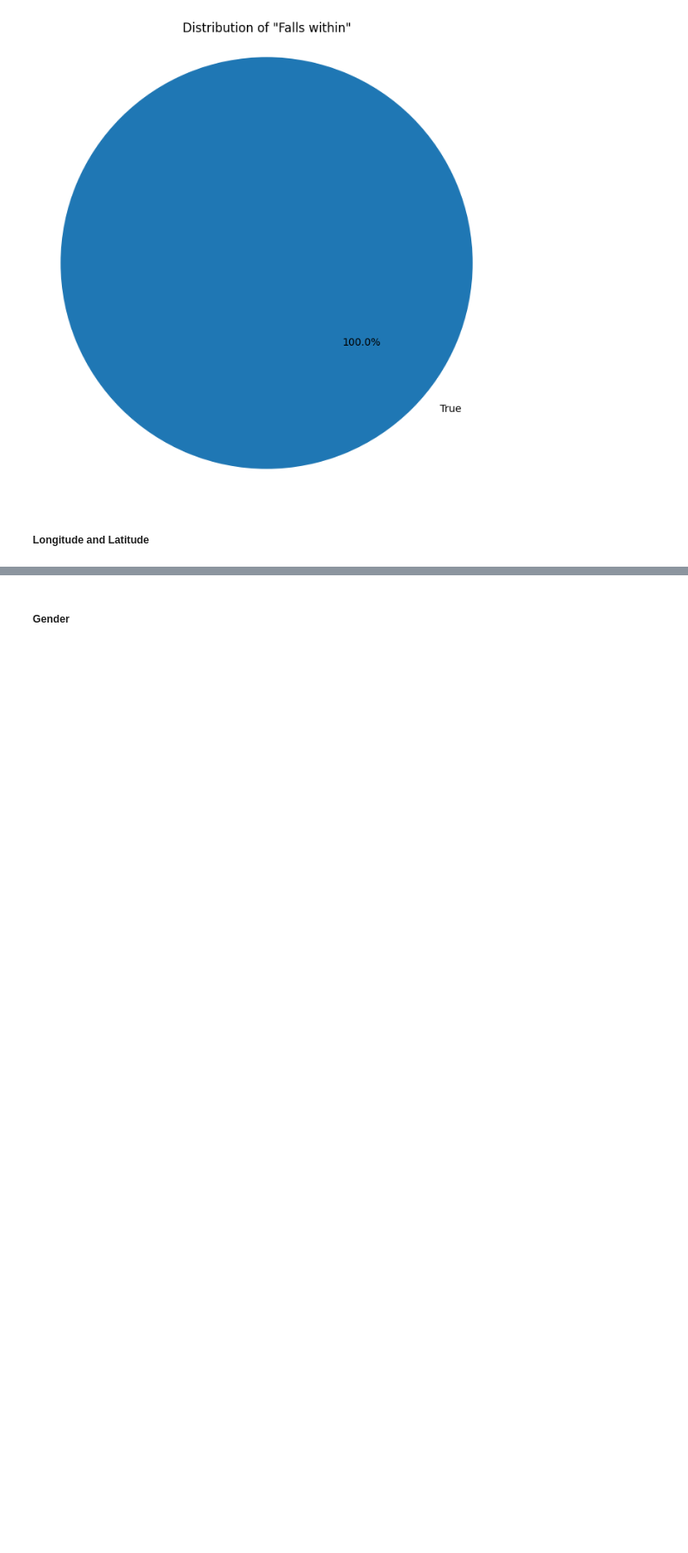
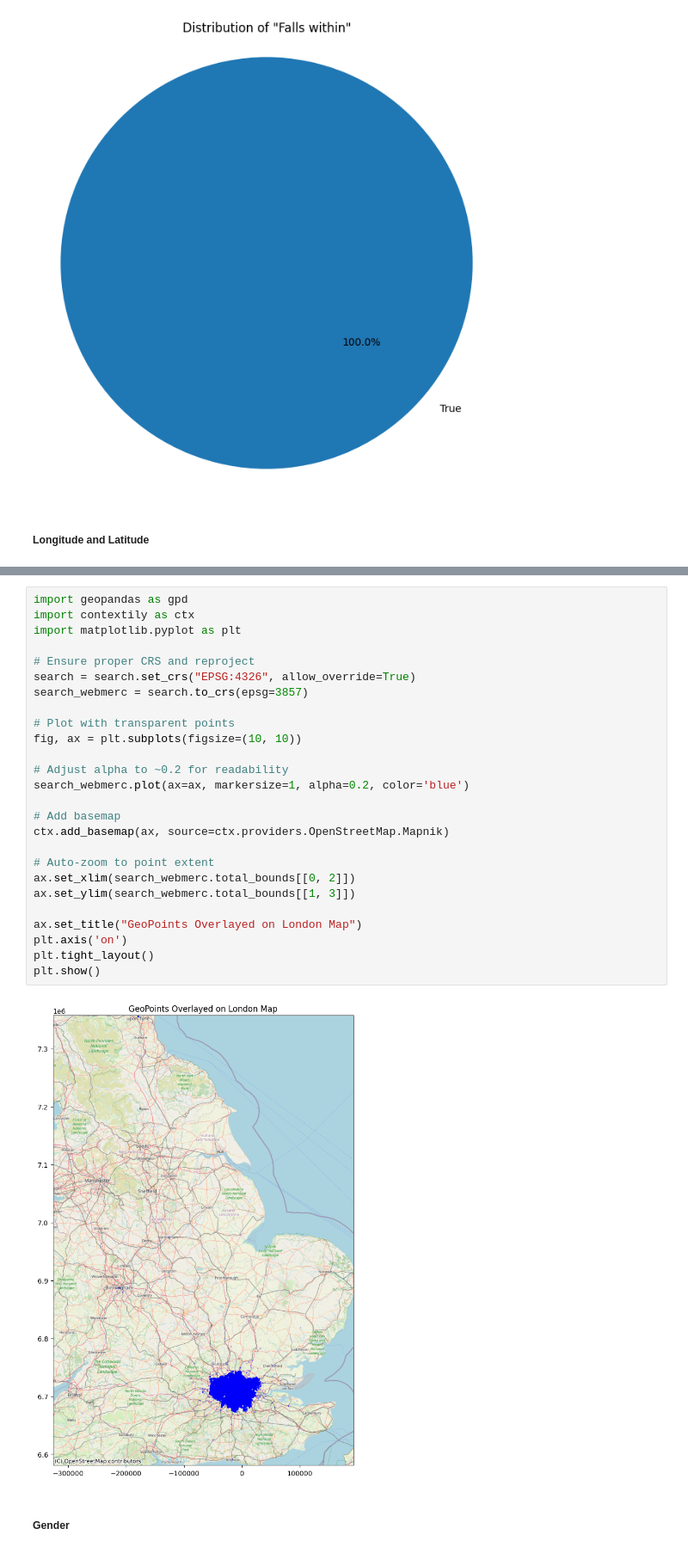
Before and after one commit to skyrimer/ARWCASP, a Jupyter notebook: basic_eda.ipynb, the cells around one changed output, grey strips where cells are left out. Shown at 86% size. Drawn from its saved outputs; the diff is of its cells as text; blank space fills up the shorter version.

```diff
--- a/basic_eda.ipynb
+++ b/basic_eda.ipynb
@@ -1154,2 +1157,30 @@ print((latitude_missing/len(search['Latitude']))*100, 'latitude perc missing')
+# %%
+import geopandas as gpd
+import contextily as ctx
+import matplotlib.pyplot as plt
+
+# Ensure proper CRS and reproject
+search = search.set_crs("EPSG:4326", allow_override=True)
+search_webmerc = search.to_crs(epsg=3857)
+
+# Plot with transparent points
+fig, ax = plt.subplots(figsize=(10, 10))
+
+# Adjust alpha to ~0.2 for readability
+search_webmerc.plot(ax=ax, markersize=1, alpha=0.2, color='blue')
+
+# Add basemap
+ctx.add_basemap(ax, source=ctx.providers.OpenStreetMap.Mapnik)
+
+# Auto-zoom to point extent
+ax.set_xlim(search_webmerc.total_bounds[[0, 2]])
+ax.set_ylim(search_webmerc.total_bounds[[1, 3]])
+
+ax.set_title("GeoPoints Overlayed on London Map")
+plt.axis('on')
+plt.tight_layout()
+plt.show()
+# %% [output]
+[figure, added]
 # %% [markdown]
 ##### Gender
```
Also changed, not shown: parts of 31 cells of this notebook.
